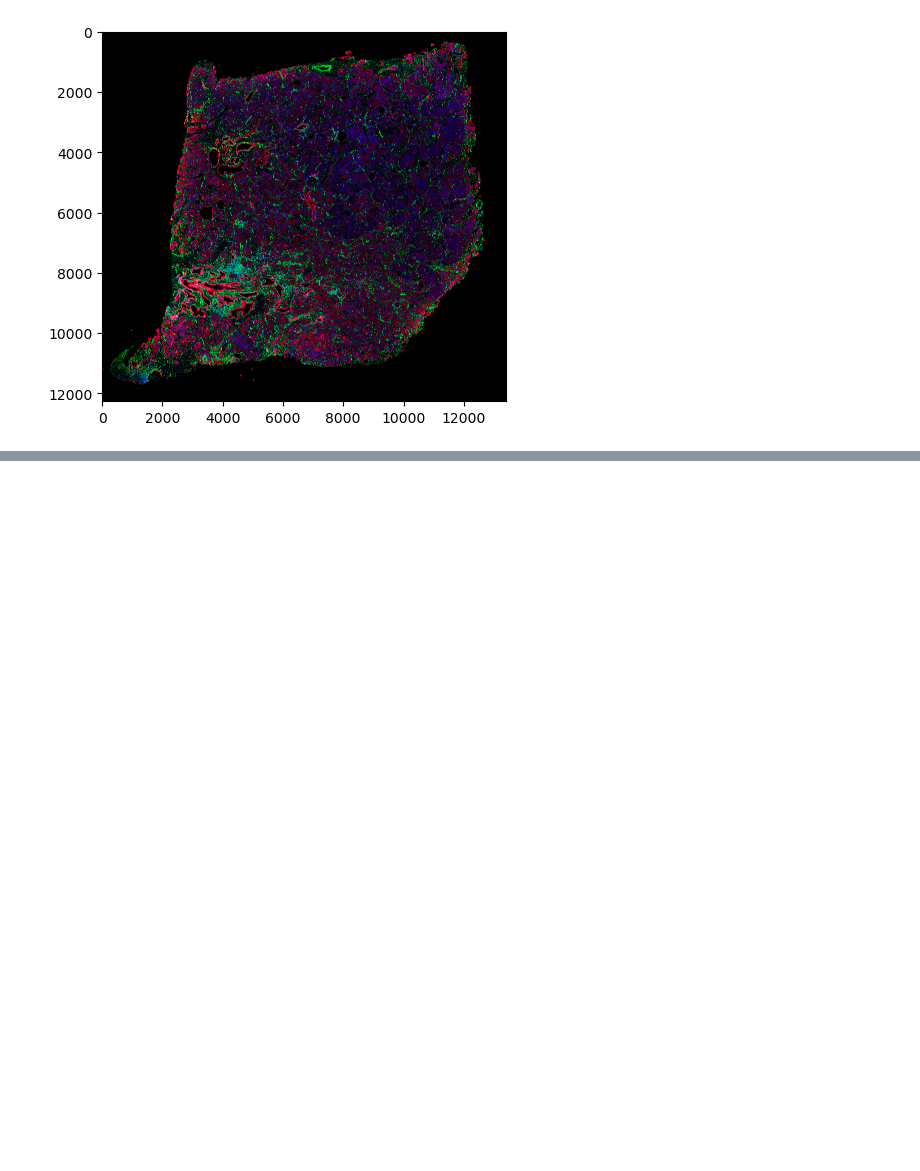
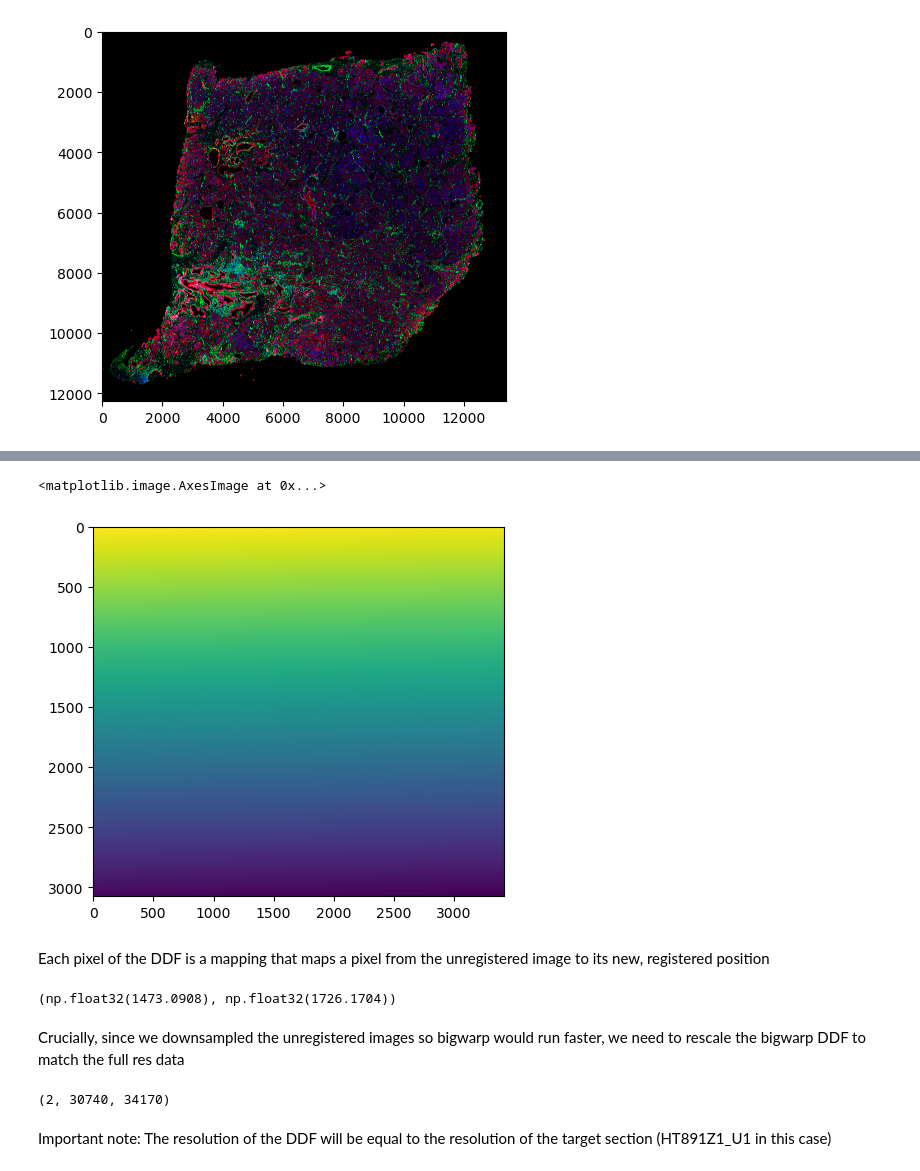
Before and after one commit to ding-lab/ding-lab-spatial, a Jupyter notebook: 3d_analysis/serial_section_registration.ipynb, the cells around one changed output, grey strips where cells are left out. Cells and saved outputs as stored; diff of their text form; code cells hidden in the pictures; blank space fills up the shorter version.

```diff
--- a/3d_analysis/serial_section_registration.ipynb
+++ b/3d_analysis/serial_section_registration.ipynb
@@ -234,0 +567,22 @@ plt.imshow(rgb)
+# %%
+plt.imshow(ddf_y)
+# %% [output]
+<matplotlib.image.AxesImage at 0x...>
+[figure, added]
+# %% [markdown]
+Each pixel of the DDF is a mapping that maps a pixel from the unregistered image to its new, registered position
+# %%
+# so here, for example, the registered pixel at (0, 0) will now have the value of the unregistered pixel at (1473, 1726)
+ddf_x[0, 0], ddf_y[0, 0]
+# %% [output]
+(np.float32(1473.0908), np.float32(1726.1704))
+# %% [markdown]
+Crucially, since we downsampled the unregistered images so bigwarp would run faster, we need to rescale the bigwarp DDF to match the full res data
+# %%
+ddf_small = np.stack((ddf_y, ddf_x)) # we're ordering the axes as y, x so the shape will be (c, h, w)
+ddf_scaled = rescale(ddf_small, scale=scale_factor, preserve_range=True, anti_aliasing=False, channel_axis=0)
+ddf_scaled.shape
+# %% [output]
+(2, 30740, 34170)
+# %% [markdown]
+Important note: The resolution of the DDF will be equal to the resolution of the target section (HT891Z1_U1 in this case)
```
Also changed, not shown: parts of 44 cells of this notebook, 1 other file.
